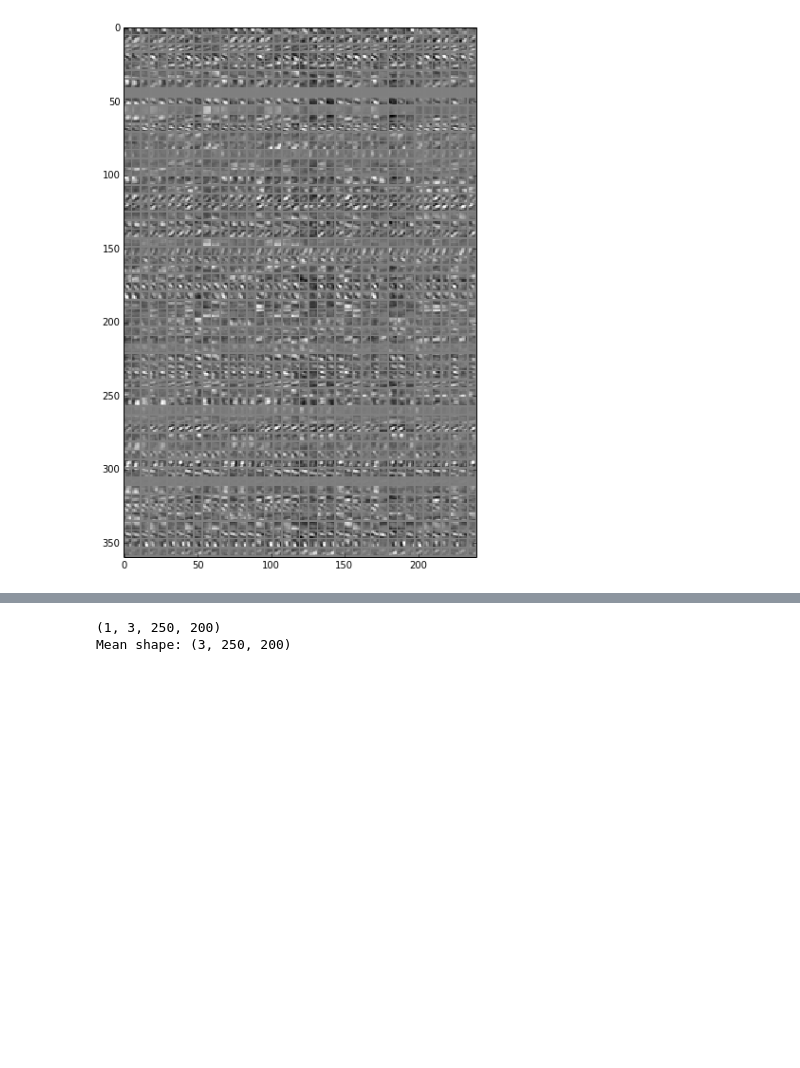
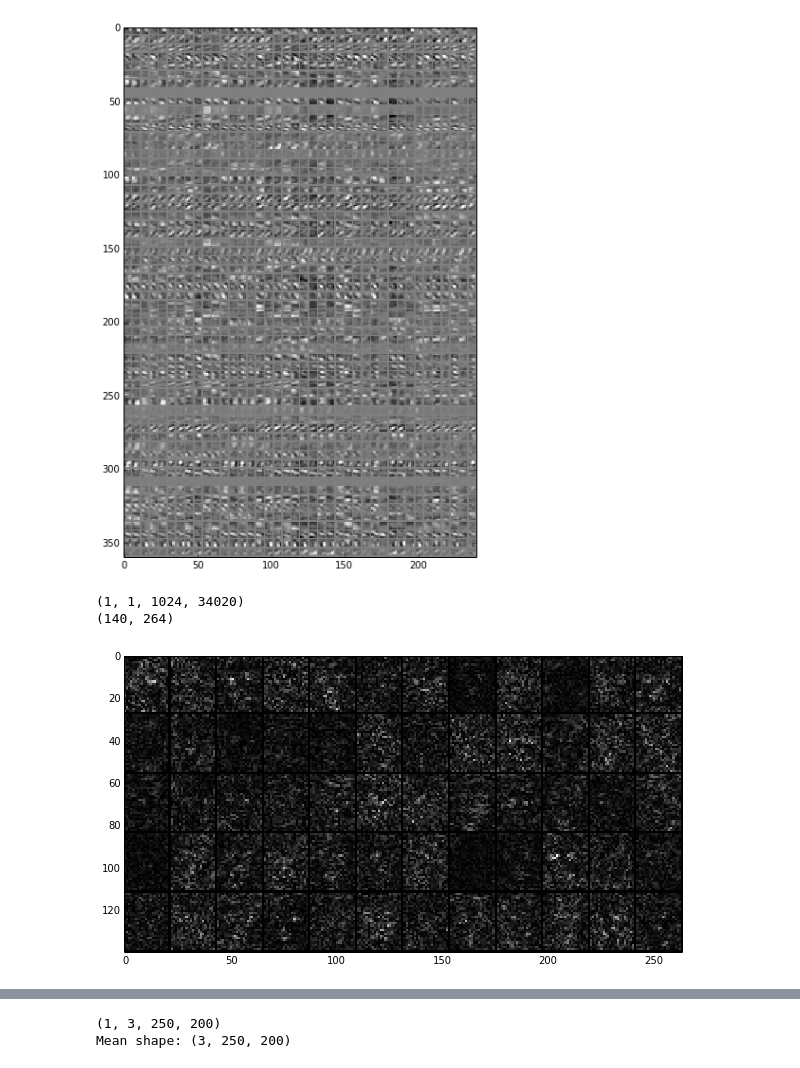
Before and after one commit to jackculpepper/caffe, a Jupyter notebook: python/visualize.ipynb, the cells around one changed output, grey strips where cells are left out. Saved outputs shown, nothing was run; the diff lists cells and outputs as text; code cells hidden in the pictures; blank space fills up the shorter version.

```diff
--- a/python/visualize.ipynb
+++ b/python/visualize.ipynb
@@ -169,7 +169,7 @@ for f in filenames[1:][::50]:
 
     filters = filters.transpose(0, 2, 3, 1)
     filters = norm_filters(filters, type='cellwise')
-    data = vis_filters(filters)
+    data = vis_filters_rect(filters, n=5)
     data = norm_filters(data, type='global')
 
 
@@ -286,3 +286,27 @@ print filters2.shape
 (360, 240)
 (40, 20, 5, 5)
 [figure]
+# %%
+net = caffe.Classifier(net_root + DEPLOY_FILE, net_root + subdirectory + filenames[-1])
+
+ip1 = net.params['ip1'][0].data
+
+print ip1.shape
+
+ip1 = ip1.reshape(1024, 60, 27, 21)
+ip1 = abs(ip1)
+ip1_i = norm_filters(ip1_i, type='global')
+i = 9
+ip1_i = ip1[i]
+#ip1_i = norm_filters(ip1_i, type='global')
+
+data = vis_filters_rect(ip1_i, n=5)
+
+plt.imshow(data)
+plt.set_cmap('gray')
+
+print data.shape
+# %% [output]
+(1, 1, 1024, 34020)
+(140, 264)
+[figure, added]
```
Also changed, not shown: parts of 3 cells of this notebook, 1 other file.
